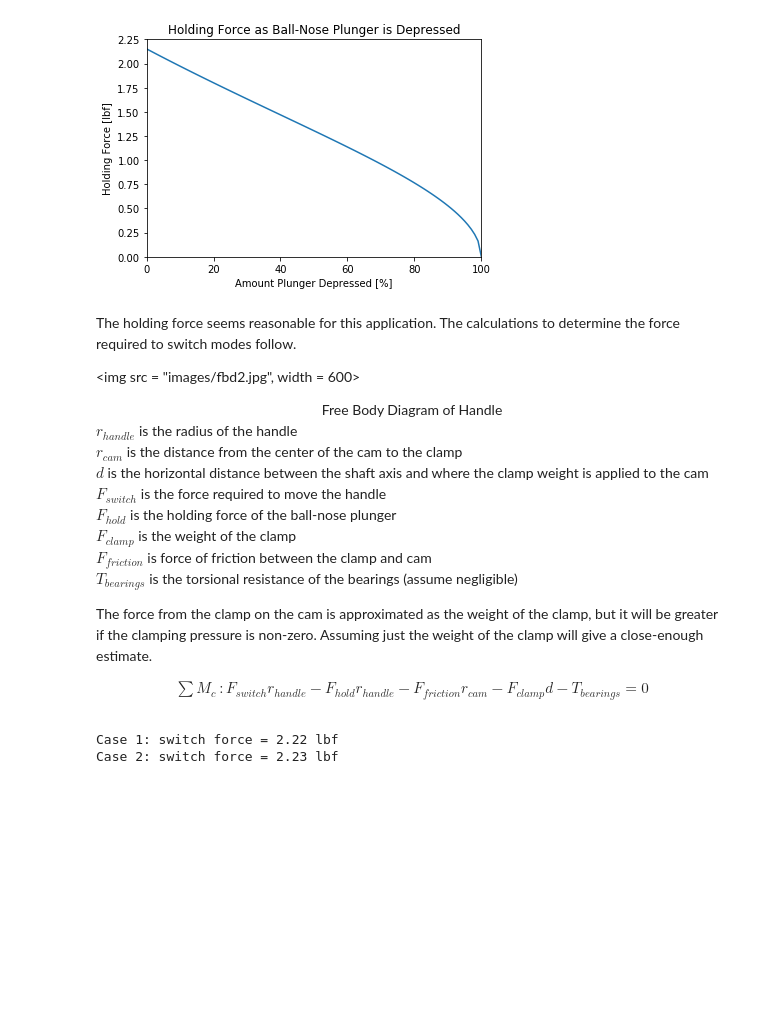
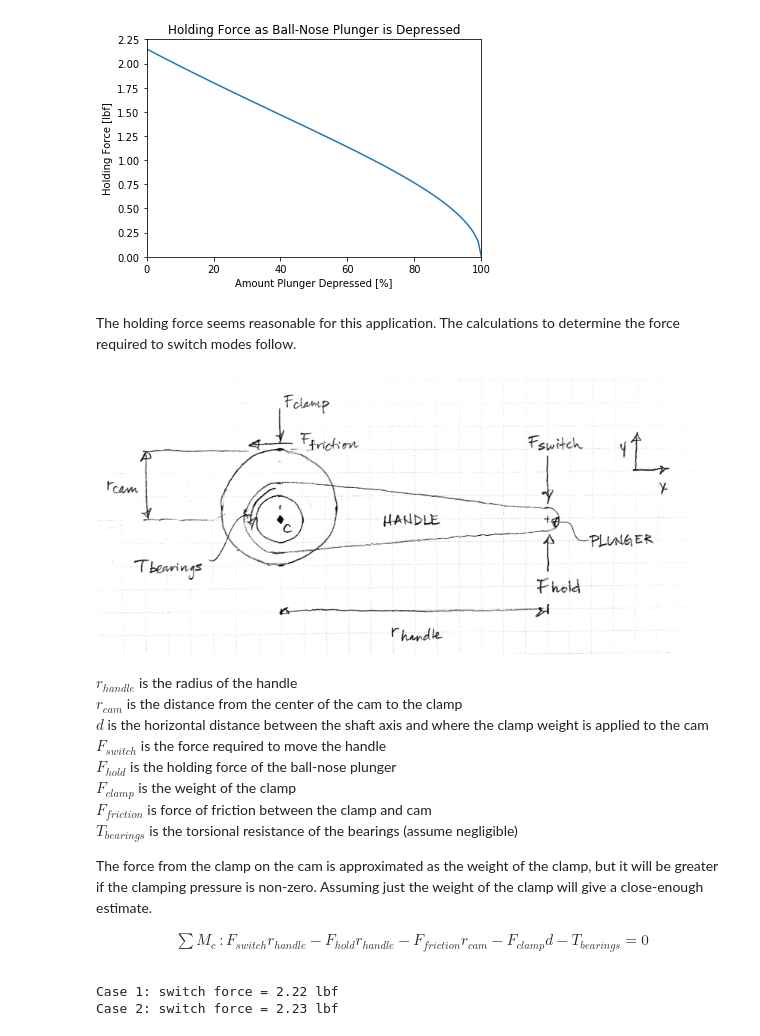
Before and after one commit to bryanyaggi/DesignProblem, a Jupyter notebook: analysis.ipynb, the cells around one changed output. Cells and saved outputs as stored; diff of their text form; code cells hidden in the pictures; blank space fills up the shorter version.

```diff
--- a/analysis.ipynb
+++ b/analysis.ipynb
@@ -128,12 +126,13 @@ plt.title("Holding Force as Ball-Nose Plunger is Depressed")
 plt.show()
 # %% [output]
 [figure]
+# %% [markdown]
+The holding force seems reasonable for this application. The calculations to determine the force required to switch modes follow.
+# %%
+Image("images/fbd2.jpg", width = 600) # Free Body Diagram of Handle
+# %% [output]
+[figure, added]
 # %% [markdown]
-The holding force seems reasonable for this application. The calculations to determine the force required to switch modes follow.
-
-<img src = "images/fbd2.jpg", width = 600>
-<div style = "text-align: center">Free Body Diagram of Handle</div>
-
 $r_{handle}$ is the radius of the handle<br>
 $r_{cam}$ is the distance from the center of the cam to the clamp<br>
 $d$ is the horizontal distance between the shaft axis and where the clamp weight is applied to the cam<br>
```
Also changed, not shown: parts of 16 cells of this notebook.
